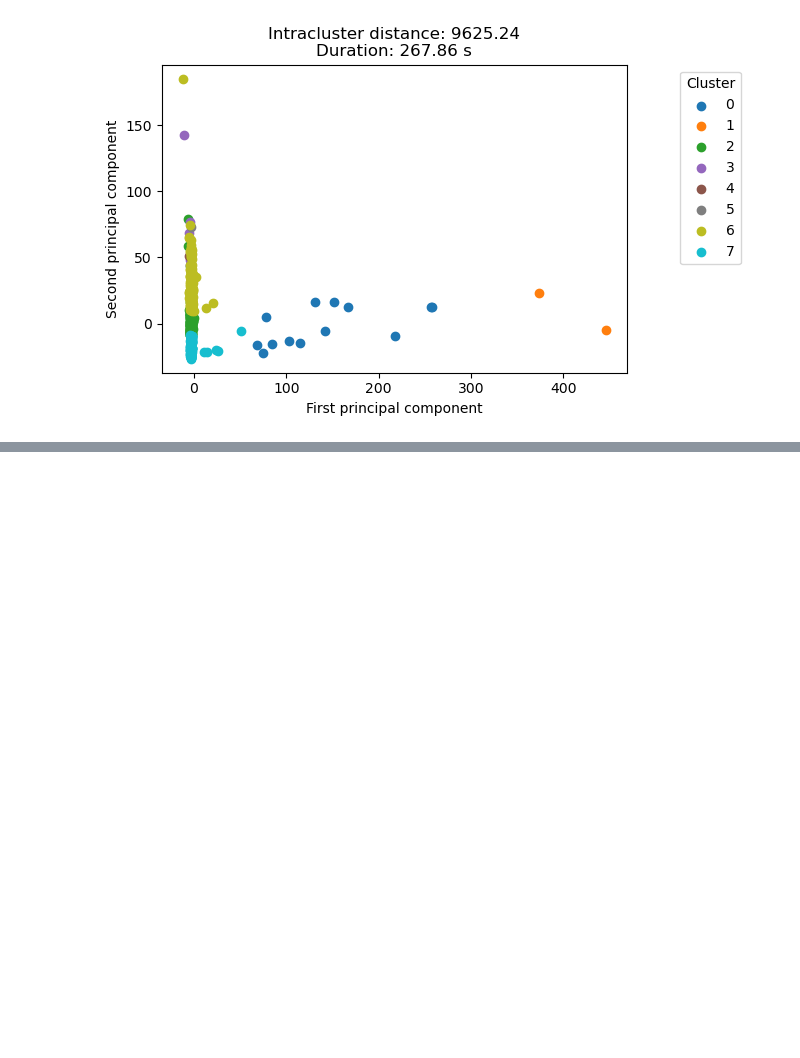
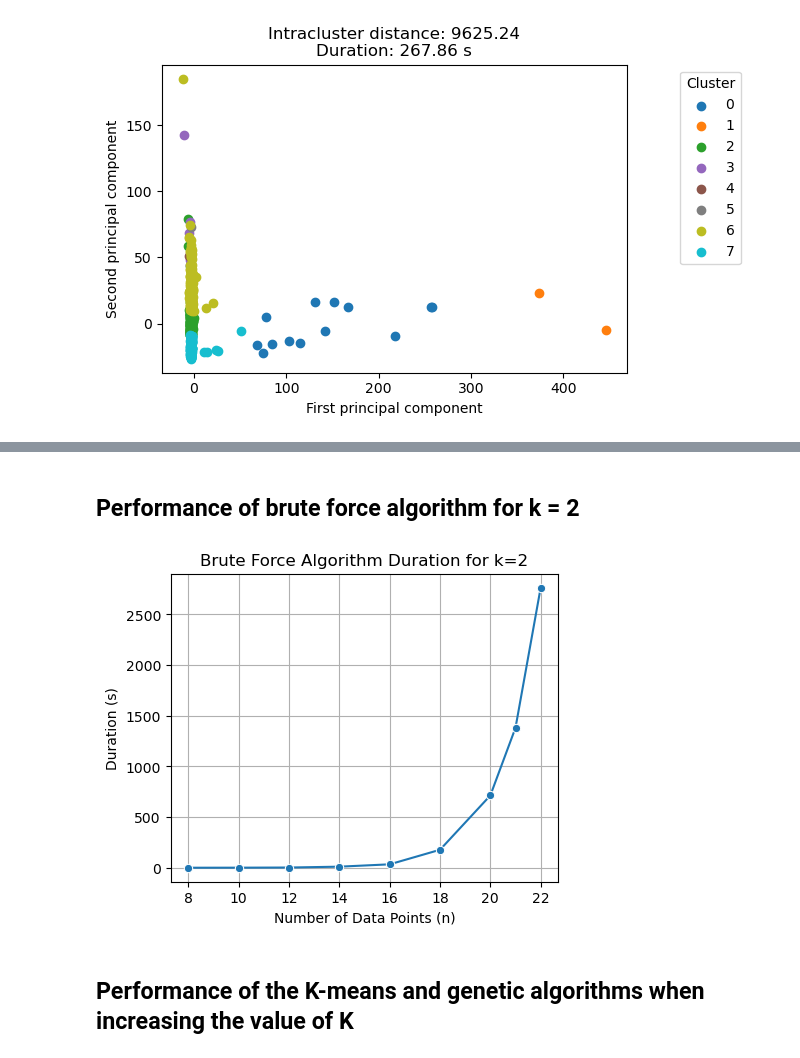
Before and after one commit to UCR-ECCI-MM/Computabilidad, a Jupyter notebook: TP2/Avance2/genetic_algorithm.ipynb, the cells around one changed output, grey strips where cells are left out. Saved outputs shown, nothing was run; the diff lists cells and outputs as text; code cells hidden in the pictures; blank space fills up the shorter version.

```diff
--- a/TP2/Avance2/genetic_algorithm.ipynb
+++ b/TP2/Avance2/genetic_algorithm.ipynb
@@ -1122,0 +1137,4 @@ plot_result(gene_principal_components.values, clusters, end - start)
+# %%
+# Load data
+perf_tests = pd.read_csv("performance_tests.csv", sep = ";")
+perf_tests
@@ -1122,0 +1159,3 @@ plot_result(gene_principal_components.values, clusters, end - start)
+# %%
+# Filter data for brute_force and k=2
+brute_force = perf_tests[(perf_tests['Algorithm'] == 'brute_force') & (perf_tests['k'] == 2)]
@@ -1122,0 +1175,16 @@ plot_result(gene_principal_components.values, clusters, end - start)
+# %% [markdown]
+## Performance of brute force algorithm for k = 2
+# %%
+import seaborn as sns
+
+plt.figure(figsize=(5, 4))
+sns.lineplot(data=brute_force, x='N', y='duration', marker='o')
+plt.title('Brute Force Algorithm Duration for k=2')
+plt.xlabel('Number of Data Points (n)')
+plt.ylabel('Duration (s)')
+plt.grid(True)
+plt.show()
+# %% [output]
+[figure, added]
+# %% [markdown]
+## Performance of the K-means and genetic algorithms when increasing the value of K
```
Also changed, not shown: parts of 13 cells of this notebook.
